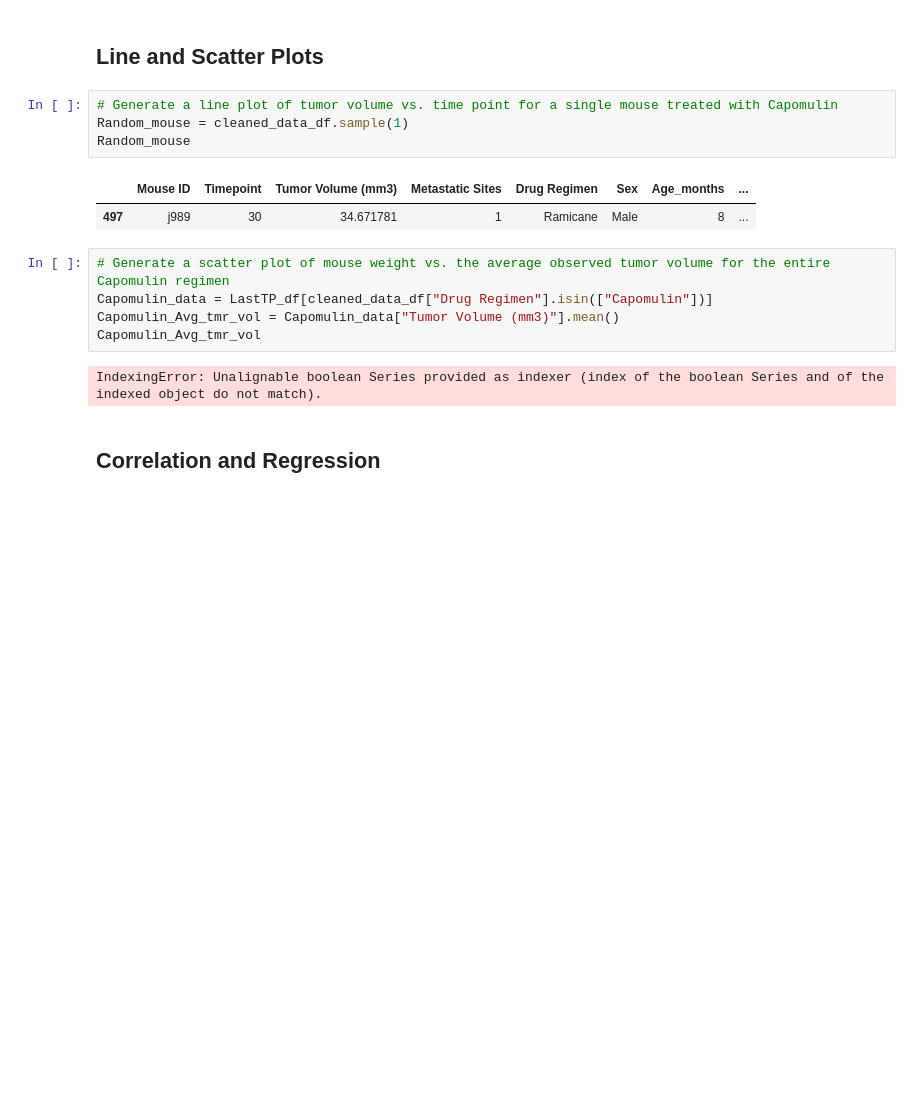
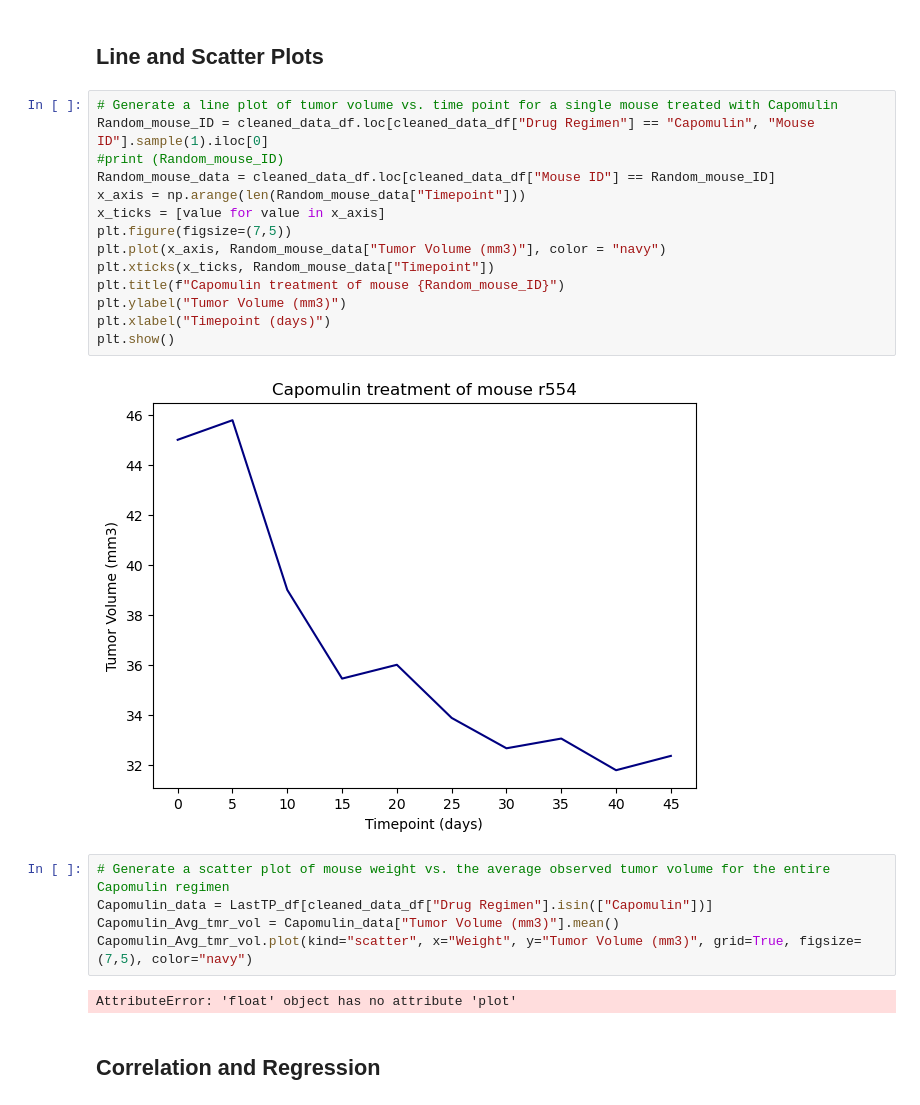
Before and after one commit to MireilleWalton/Data_Vis, a Jupyter notebook: pymaceuticals_MWalton.ipynb, the cells around one changed output. Saved outputs shown, nothing was run; the diff lists cells and outputs as text; blank space fills up the shorter version.

```diff
--- a/pymaceuticals_MWalton.ipynb
+++ b/pymaceuticals_MWalton.ipynb
@@ -263,20 +251,29 @@ Ceftamin's potential outliers: Series([], Name: Tumor Volume (mm3), dtype: float
 # Generate a box plot that shows the distrubution of the tumor volume for each treatment group.
 # %% [markdown]
 ## Line and Scatter Plots
-# %%
-# Generate a line plot of tumor volume vs. time point for a single mouse treated with Capomulin
-Random_mouse = cleaned_data_df.sample(1)
-Random_mouse
-# %% [output]
-|  | Mouse ID | Timepoint | Tumor Volume (mm3) | Metastatic Sites | Drug Regimen | Sex | Age_months | ... |
-| 497 | j989 | 30 | 34.671781 | 1 | Ramicane | Male | 8 | ... |
+# %%
+# Generate a line plot of tumor volume vs. time point for a single mouse treated with Capomulin
+Random_mouse_ID = cleaned_data_df.loc[cleaned_data_df["Drug Regimen"] == "Capomulin", "Mouse ID"].sample(1).iloc[0]
+#print (Random_mouse_ID)
+Random_mouse_data = cleaned_data_df.loc[cleaned_data_df["Mouse ID"] == Random_mouse_ID]
+x_axis = np.arange(len(Random_mouse_data["Timepoint"]))
+x_ticks = [value for value in x_axis]
+plt.figure(figsize=(7,5))
+plt.plot(x_axis, Random_mouse_data["Tumor Volume (mm3)"], color = "navy")
+plt.xticks(x_ticks, Random_mouse_data["Timepoint"])
+plt.title(f"Capomulin treatment of mouse {Random_mouse_ID}")
+plt.ylabel("Tumor Volume (mm3)")
+plt.xlabel("Timepoint (days)")
+plt.show()
+# %% [output]
+[figure, added]
 # %%
 # Generate a scatter plot of mouse weight vs. the average observed tumor volume for the entire Capomulin regimen
 Capomulin_data = LastTP_df[cleaned_data_df["Drug Regimen"].isin(["Capomulin"])]
 Capomulin_Avg_tmr_vol = Capomulin_data["Tumor Volume (mm3)"].mean()
-Capomulin_Avg_tmr_vol
+Capomulin_Avg_tmr_vol.plot(kind="scatter", x="Weight", y="Tumor Volume (mm3)", grid=True, figsize=(7,5), color="navy")
 # %% [output]
-IndexingError: Unalignable boolean Series provided as indexer (index of the boolean Series and of the indexed object do not match).
+AttributeError: 'float' object has no attribute 'plot'
 # %% [markdown]
 ## Correlation and Regression
 # %%
```
Also changed, not shown: parts of 2 cells of this notebook.
